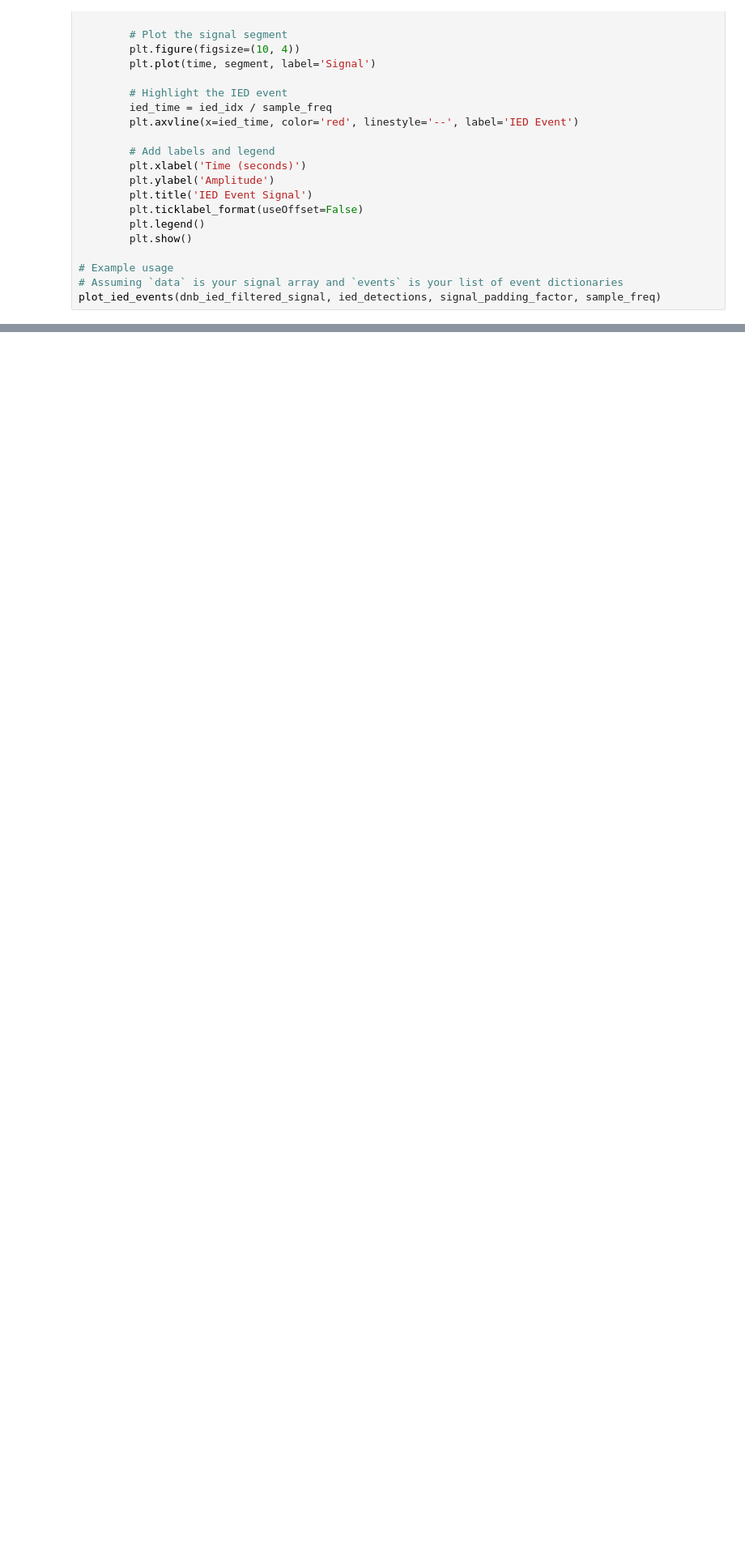
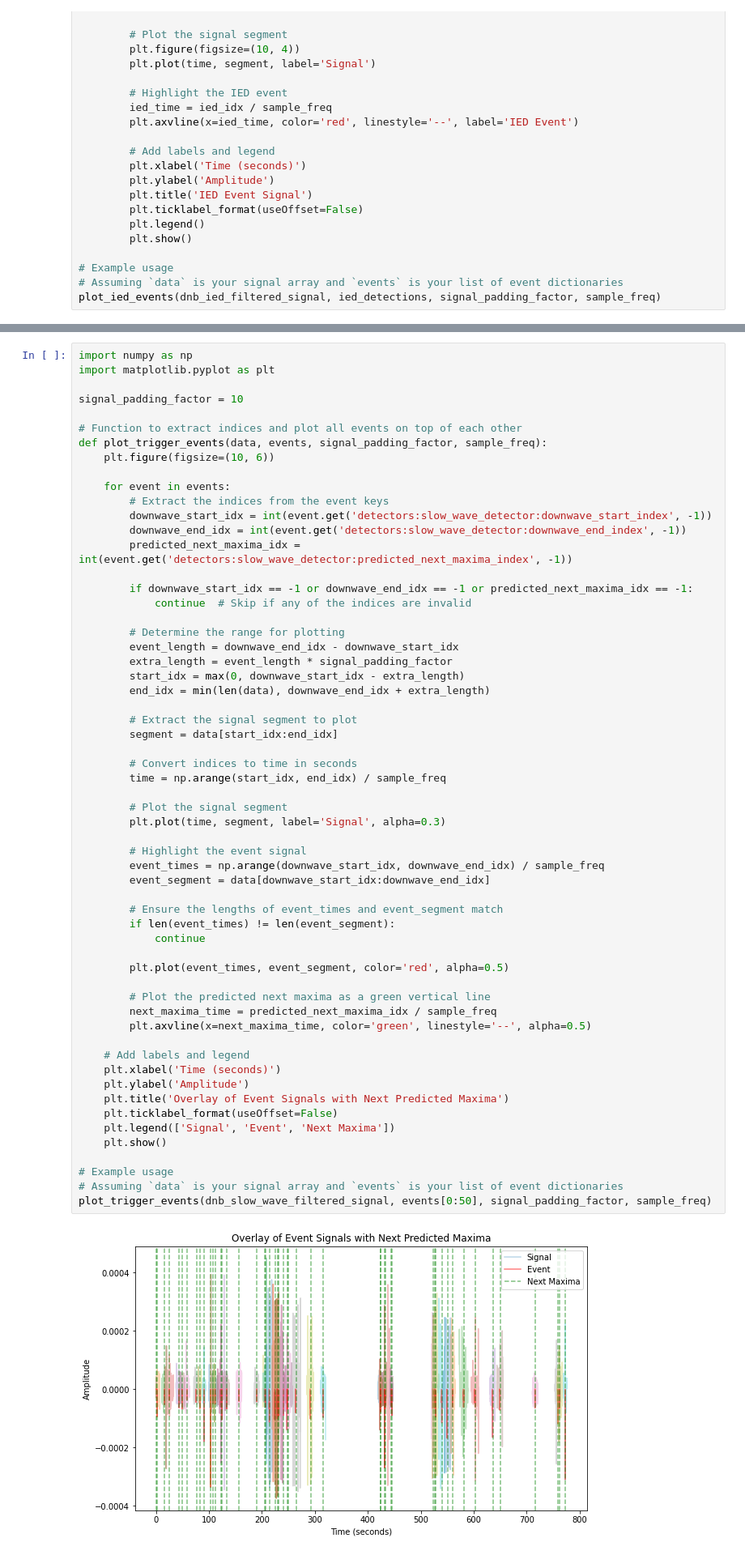
Before and after one commit to bushlab-ucl/DirectNeuralBiasing, a Jupyter notebook: src/pythonlib/direct-neural-biasing-demo-0.7.x.ipynb, the cells around one changed output, grey strips where cells are left out. Shown at 81% size. Drawn from its saved outputs; the diff is of its cells as text; blank space fills up the shorter version.

```diff
--- a/src/pythonlib/direct-neural-biasing-demo-0.7.x.ipynb
+++ b/src/pythonlib/direct-neural-biasing-demo-0.7.x.ipynb
@@ -504,0 +468,61 @@ plot_ied_events(dnb_ied_filtered_signal, ied_detections, signal_padding_factor,
+# %%
+import numpy as np
+import matplotlib.pyplot as plt
+
+signal_padding_factor = 10
+
+# Function to extract indices and plot all events on top of each other
+def plot_trigger_events(data, events, signal_padding_factor, sample_freq):
+    plt.figure(figsize=(10, 6))
+
+    for event in events:
+        # Extract the indices from the event keys
+        downwave_start_idx = int(event.get('detectors:slow_wave_detector:downwave_start_index', -1))
+        downwave_end_idx = int(event.get('detectors:slow_wave_detector:downwave_end_index', -1))
+        predicted_next_maxima_idx = int(event.get('detectors:slow_wave_detector:predicted_next_maxima_index', -1))
+
+        if downwave_start_idx == -1 or downwave_end_idx == -1 or predicted_next_maxima_idx == -1:
+            continue  # Skip if any of the indices are invalid
+
+        # Determine the range for plotting
+        event_length = downwave_end_idx - downwave_start_idx
+        extra_length = event_length * signal_padding_factor
+        start_idx = max(0, downwave_start_idx - extra_length)
+        end_idx = min(len(data), downwave_end_idx + extra_length)
+
+        # Extract the signal segment to plot
+        segment = data[start_idx:end_idx]
+
+        # Convert indices to time in seconds
+        time = np.arange(start_idx, end_idx) / sample_freq
+
+        # Plot the signal segment
+        plt.plot(time, segment, label='Signal', alpha=0.3)
+
+        # Highlight the event signal
+        event_times = np.arange(downwave_start_idx, downwave_end_idx) / sample_freq
+        event_segment = data[downwave_start_idx:downwave_end_idx]
+
+        # Ensure the lengths of event_times and event_segment match
+        if len(event_times) != len(event_segment):
+            continue
+
+        plt.plot(event_times, event_segment, color='red', alpha=0.5)
+
+        # Plot the predicted next maxima as a green vertical line
+        next_maxima_time = predicted_next_maxima_idx / sample_freq
+        plt.axvline(x=next_maxima_time, color='green', linestyle='--', alpha=0.5)
+
+    # Add labels and legend
+    plt.xlabel('Time (seconds)')
+    plt.ylabel('Amplitude')
+    plt.title('Overlay of Event Signals with Next Predicted Maxima')
+    plt.ticklabel_format(useOffset=False)
+    plt.legend(['Signal', 'Event', 'Next Maxima'])
+    plt.show()
+
+# Example usage
+# Assuming `data` is your signal array and `events` is your list of event dictionaries
+plot_trigger_events(dnb_slow_wave_filtered_signal, events[0:50], signal_padding_factor, sample_freq)
+# %% [output]
+[figure, added]
```
Also changed, not shown: parts of 10 cells of this notebook, 4 other files.
